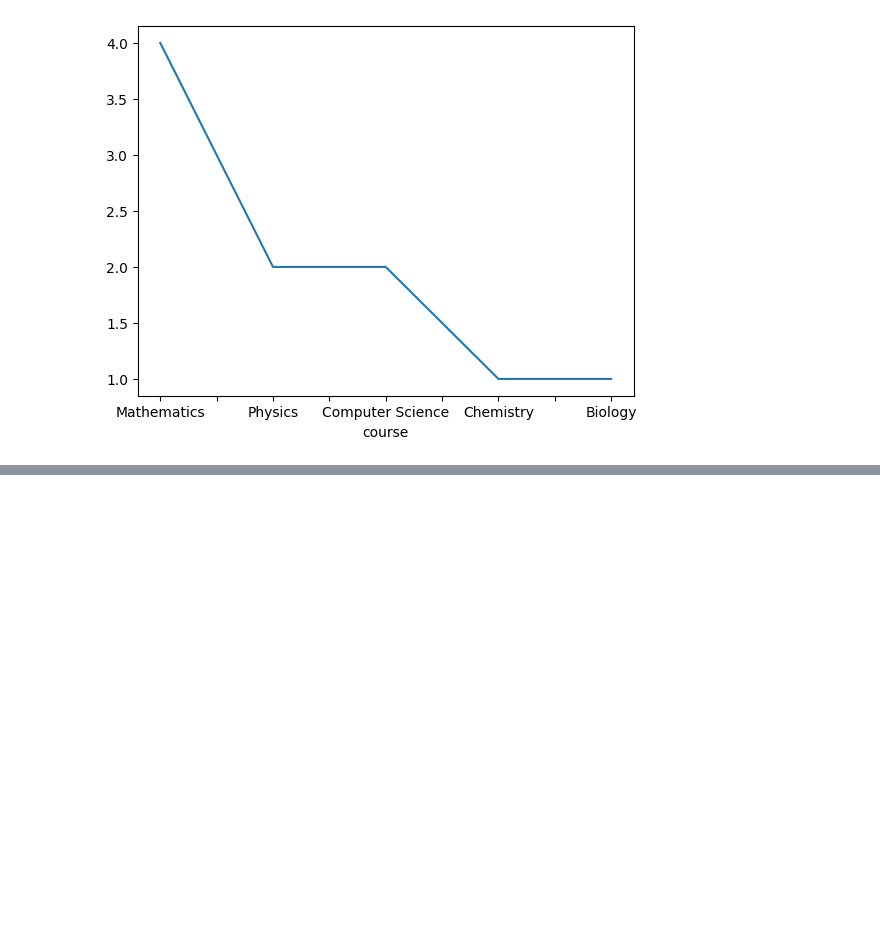
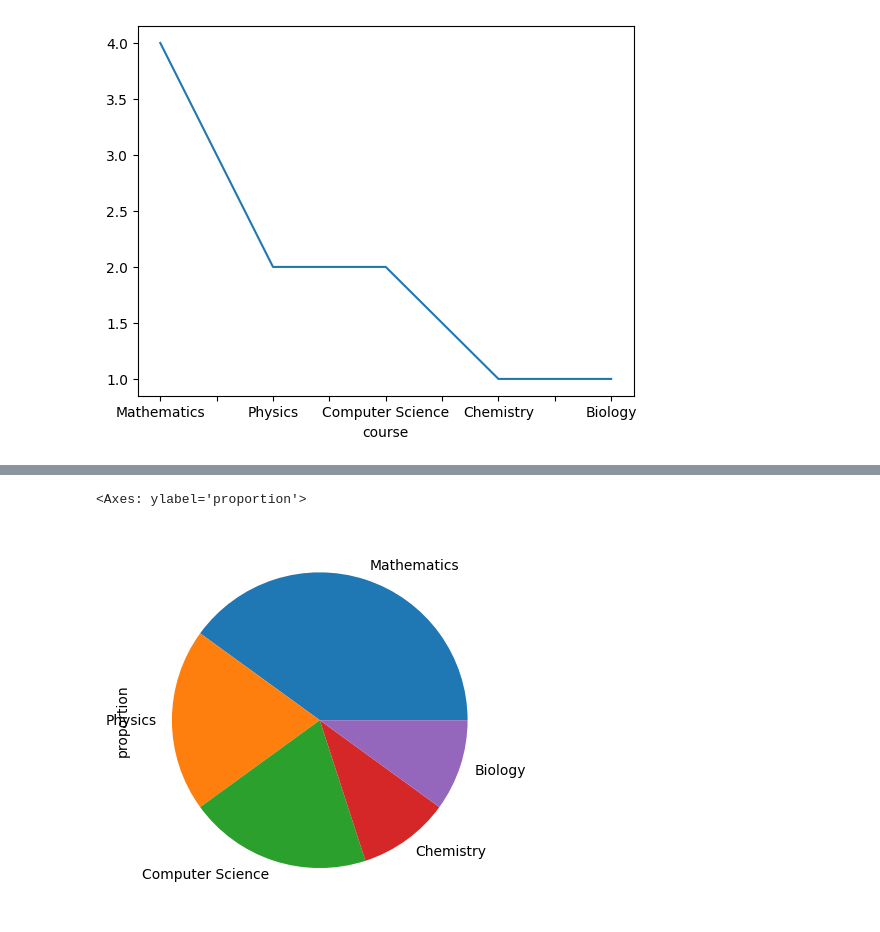
Before and after one commit to Shafqatsarwar/Python-classes, a Jupyter notebook: class19-filter-groupby-visualisation/class19-visualisation.ipynb, the cells around one changed output, grey strips where cells are left out. Drawn from its saved outputs; the diff is of its cells as text; code cells hidden in the pictures; blank space fills up the shorter version.

```diff
--- a/class19-filter-groupby-visualisation/class19-visualisation.ipynb
+++ b/class19-filter-groupby-visualisation/class19-visualisation.ipynb
@@ -117,0 +124,5 @@ NameError: name 'student_df' is not defined
+# %%
+student_df.course.value_counts(normalize=True).plot(kind='pie')
+# %% [output]
+<Axes: ylabel='proportion'>
+[figure, added]
```
Also changed, not shown: parts of 3 cells of this notebook, 1 other file.
